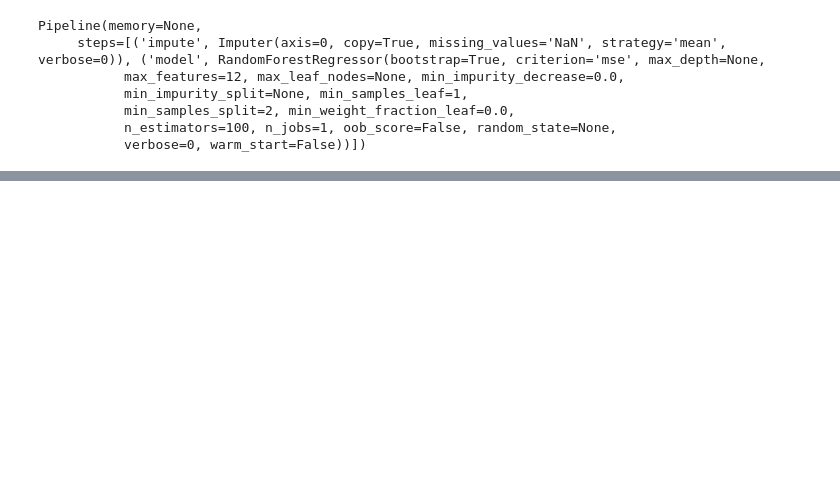
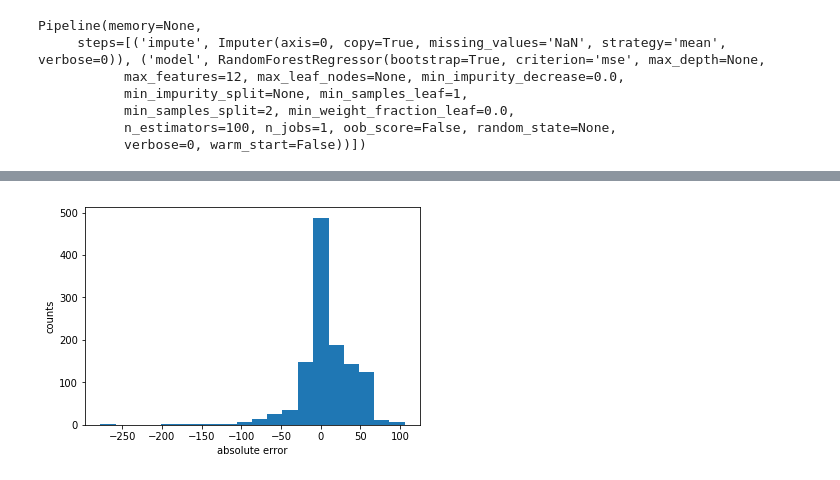
Before and after one commit to tangkong/MechPropModels, a Jupyter notebook: 1_youngs_model.ipynb, the cells around one changed output, grey strips where cells are left out. Drawn from its saved outputs; the diff is of its cells as text; code cells hidden in the pictures; blank space fills up the shorter version.

```diff
--- a/1_youngs_model.ipynb
+++ b/1_youngs_model.ipynb
@@ -160,0 +218,8 @@ Name: 22, dtype: object
+# %%
+diffHist, bins = np.histogram(youngsData['E_diff'], bins=20, density=False)
+plt.bar(bins[:-1], diffHist, width=20, align='edge')
+plt.xlabel('absolute error')
+plt.ylabel('counts')
+plt.savefig(os.path.join(os.getcwd(), 'results', 'youngs_errorHistogram.png'))
+# %% [output]
+[figure, added]
```
Also changed, not shown: parts of 19 cells of this notebook, 9 other files.
